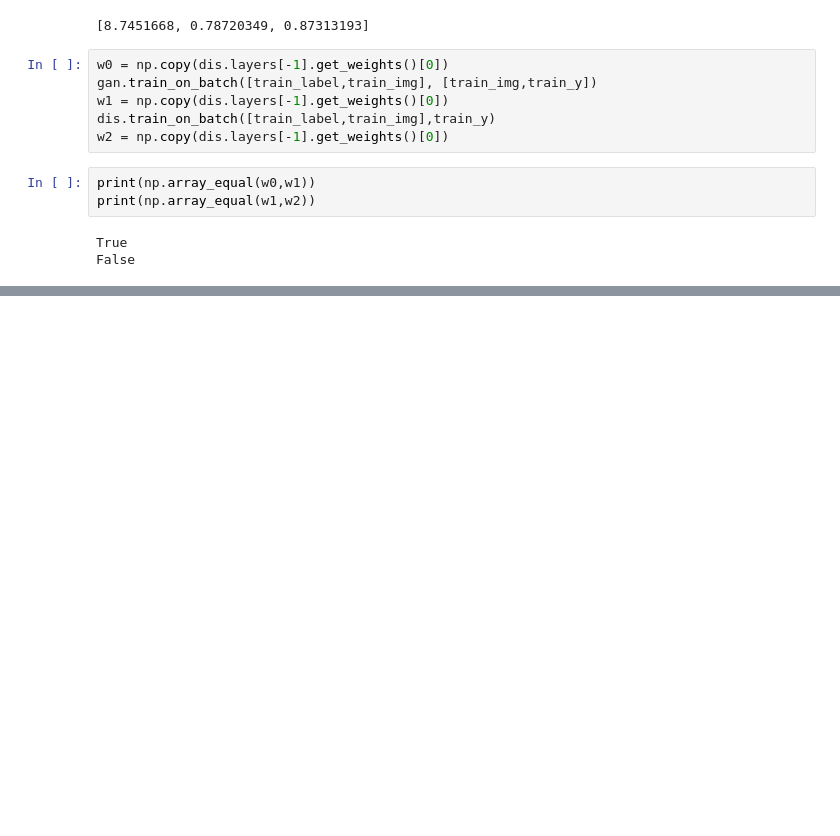
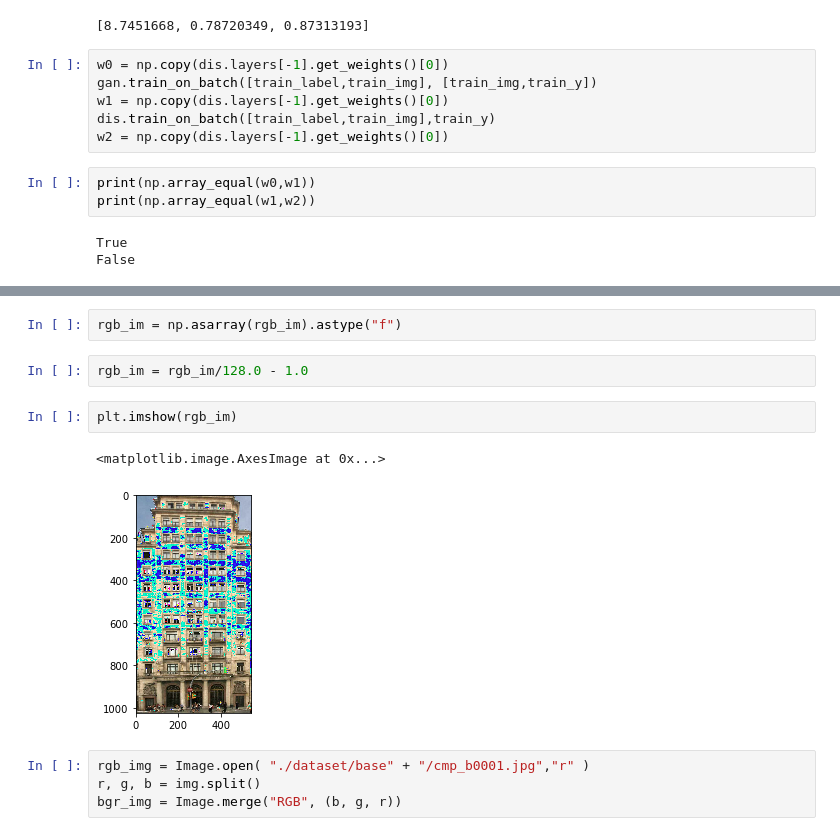
Before and after one commit to xinkent/pix2pix, a Jupyter notebook: train_gan.ipynb, the cells around one changed output, grey strips where cells are left out. Drawn from its saved outputs; the diff is of its cells as text; blank space fills up the shorter version.

```diff
--- a/train_gan.ipynb
+++ b/train_gan.ipynb
@@ -107,0 +114,13 @@ array([2, 1, 6])
+# %%
+rgb_im = np.asarray(rgb_im).astype("f")
+# %%
+rgb_im = rgb_im/128.0 - 1.0
+# %%
+plt.imshow(rgb_im)
+# %% [output]
+<matplotlib.image.AxesImage at 0x...>
+[figure, added]
+# %%
+rgb_img = Image.open( "./dataset/base" + "/cmp_b0001.jpg","r" )
+r, g, b = img.split()
+bgr_img = Image.merge("RGB", (b, g, r))
```
Also changed, not shown: parts of 10 cells of this notebook, 12 other files.
